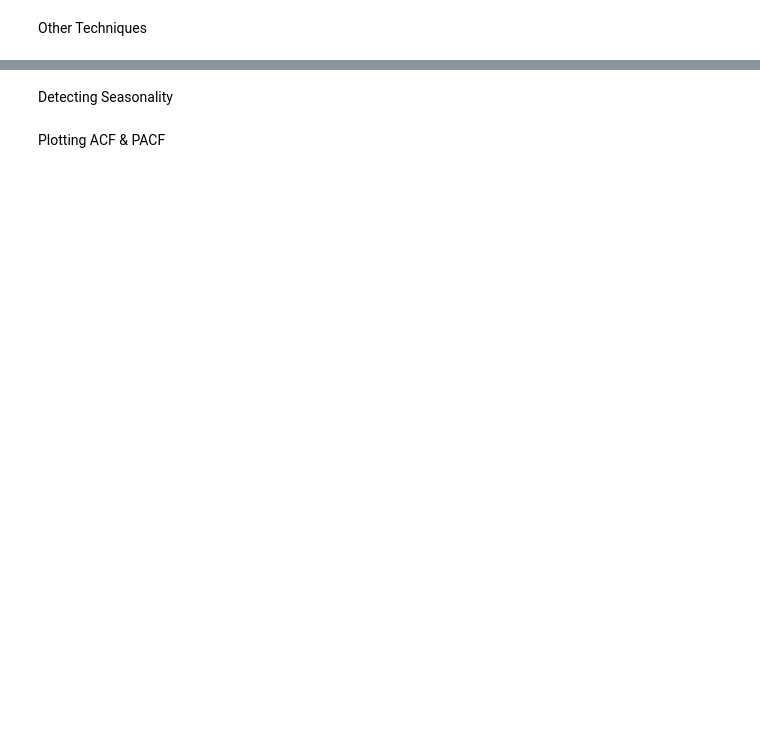
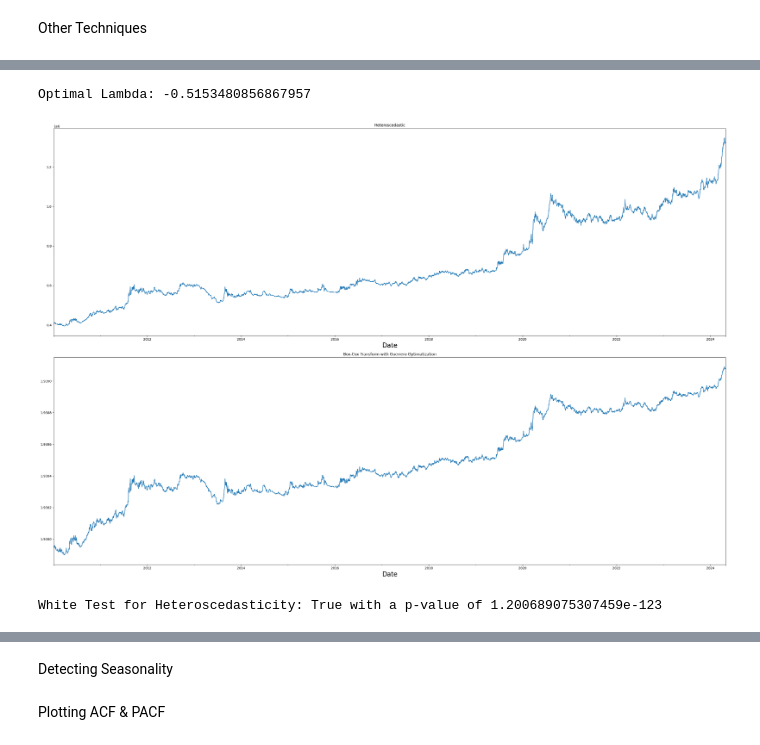
Before and after one commit to fahmiam2/antam-gold-forecasting, a Jupyter notebook: exploratory-data-analysis/notebooks/NB2_Initial_Exploration_Daily.ipynb, the cells around one changed output, grey strips where cells are left out. Drawn from its saved outputs; the diff is of its cells as text; code cells hidden in the pictures; blank space fills up the shorter version.

```diff
--- a/exploratory-data-analysis/notebooks/NB2_Initial_Exploration_Daily.ipynb
+++ b/exploratory-data-analysis/notebooks/NB2_Initial_Exploration_Daily.ipynb
@@ -415,15 +435,19 @@ print(f"White Test for Heteroscedasticity: {hetero_res.heteroscedastic} with a p
 # %%
 #Arbritarily divided the data into sub-series of length 12
-boxcox_transformer = BoxCoxTransformer(seasonal_period=72, add_one=True, optimization="guerrero")
-y_boxcox_guerrero = boxcox_transformer.fit_transform(ts["Gold Price"])
+boxcox_transformer = BoxCoxTransformer(seasonal_period=90, add_one=True, optimization="guerrero")
+y_boxcox_guerrero = boxcox_transformer.fit_transform(data2_cleaned["Gold Price"])
 print(f"Optimal Lambda: {boxcox_transformer.boxcox_lambda}")
 fig, axs = plt.subplots(2)
-ts["Gold Price"].plot(title="Heteroscedastic",ax=axs[0])
+data2_cleaned["Gold Price"].plot(title="Heteroscedastic",ax=axs[0])
 y_boxcox_guerrero.plot(title="Box-Cox Transform with Guerrero Optimatization",ax=axs[1])
 plt.tight_layout()
 plt.show()
 hetero_res = check_heteroscedastisticity(y_boxcox_guerrero, confidence=0.05)
 # mann_kendall_res = check_trend(y_diff, confidence=0.05, mann_kendall=True)
 print(f"White Test for Heteroscedasticity: {hetero_res.heteroscedastic} with a p-value of {hetero_res.lm_p_value}")
+# %% [output]
+Optimal Lambda: -0.5153480856867957
+[figure, added]
+White Test for Heteroscedasticity: True with a p-value of 1.200689075307459e-123
 # %%
 # using first order differencing (detrending)
```
Also changed, not shown: parts of 13 cells of this notebook.
